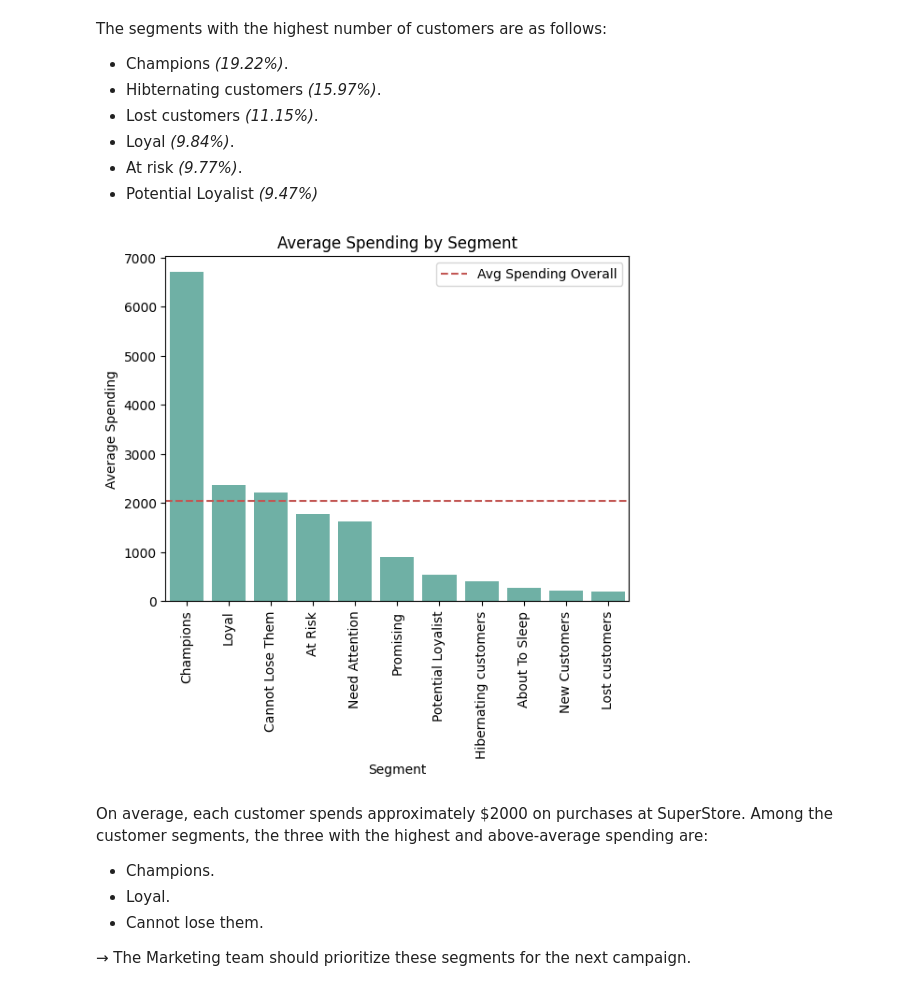
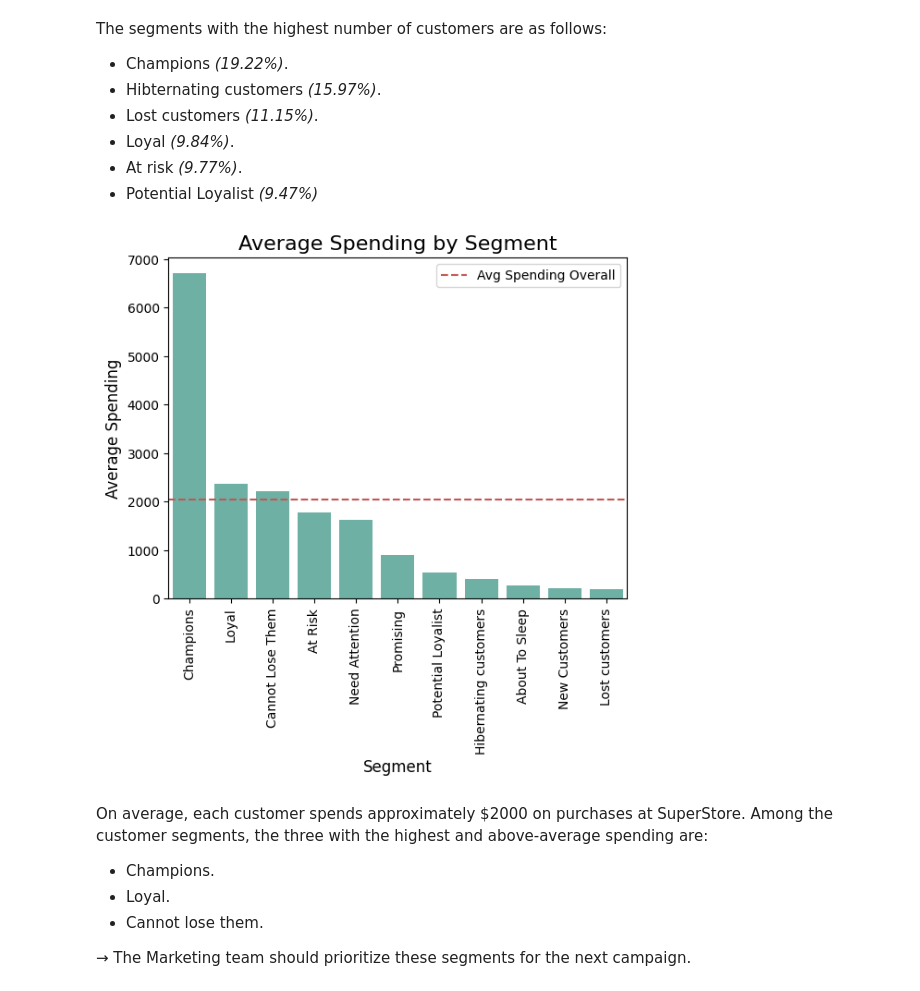
Before and after one commit to thanhtruchhh/RFM_Analysis, a Jupyter notebook: RFM_analysis_project.ipynb, the cells around one changed output. Drawn from its saved outputs; the diff is of its cells as text; code cells hidden in the pictures.

```diff
--- a/RFM_analysis_project.ipynb
+++ b/RFM_analysis_project.ipynb
@@ -508,18 +516,19 @@ The segments with the highest number of customers are as follows:
 # %%
 sns.barplot(data = customer_segment.sort_values(['Avg_Spending'], ascending = False),
             y = 'Avg_Spending',
             x = 'Segment',
             color='#64bbac')
 
 overall_avg_spending = plt.axhline(y=avg_spending, color = '#c25653', linestyle='--', label='Avg Spending Overall')
-plt.title('Average Spending by Segment')
-plt.ylabel('Average Spending')
+plt.title('Average Spending by Segment', fontsize = 16)
+plt.ylabel('Average Spending', fontsize = 12)
+plt.xlabel('Segment', fontsize = 12)
 plt.xticks(rotation = 90)
+plt.legend(handles=[overall_avg_spending], labels=['Avg Spending Overall'], loc='upper right')
 
-plt.legend(handles=[overall_avg_spending], labels=['Avg Spending Overall'], loc='upper right')
 plt.show()
 # %% [output]
-[figure, old version]
+[figure, new version]
 # %% [markdown]
 On average, each customer spends approximately $2000 on purchases at SuperStore. Among the customer segments, the three with the highest and above-average spending are:
 - Champions.
```
Also changed, not shown: parts of 18 cells of this notebook.
